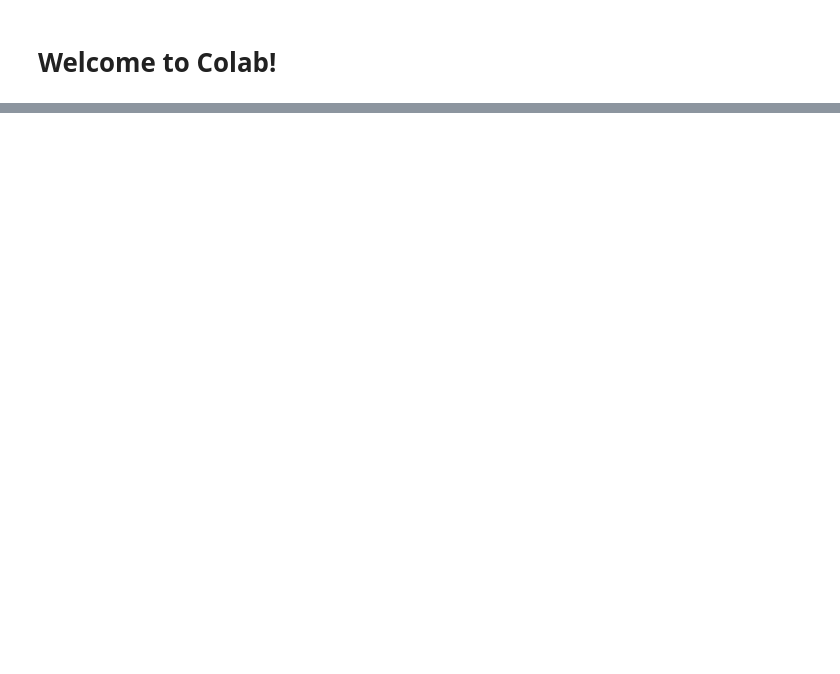
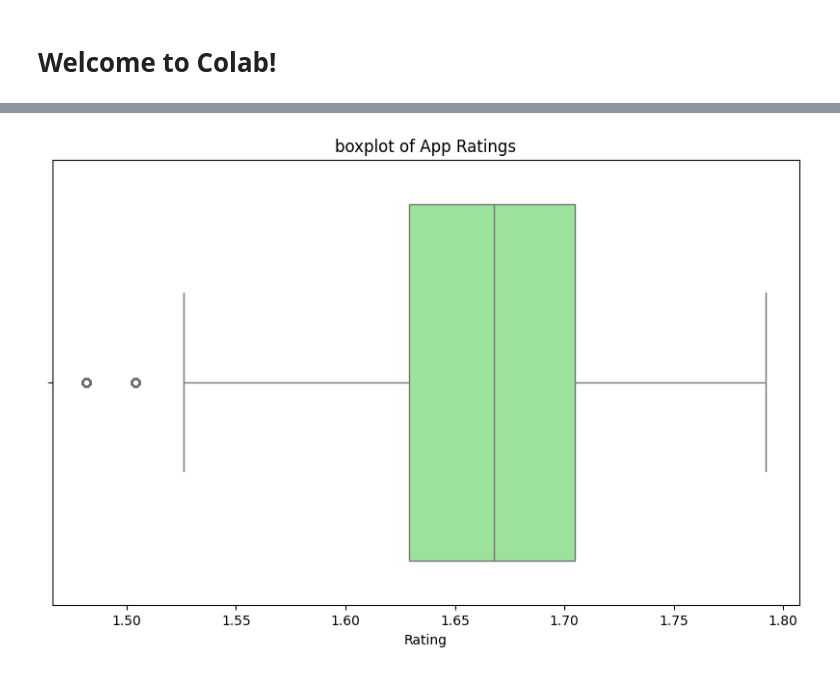
Before and after one commit to ashwinsas07-coder/Data-Alalytics-Python, a Jupyter notebook: Welcome_To_Colab.ipynb, the cells around one changed output, grey strips where cells are left out. Cells and saved outputs as stored; diff of their text form; code cells hidden in the pictures; blank space fills up the shorter version.

```diff
--- a/Welcome_To_Colab.ipynb
+++ b/Welcome_To_Colab.ipynb
@@ -481,0 +143,17 @@ dtype: int64
+# %%
+from numpy._core.defchararray import lower
+Q1=data['Rating'].quantile(0.25)
+Q3=data['Rating'].quantile(0.75)
+IQR=Q3-Q1
+lower_bound=Q1-1.5*IQR
+upper_bound=Q3+1.5*IQR
+# %%
+filterdata=data[(data['Rating']>=lower_bound) & (data['Rating']<=upper_bound)]
+# %%
+plt.figure(figsize=(10,6))
+sns.boxplot(x='Rating',data=filterdata,color='lightgreen')
+plt.title('boxplot of App Ratings')
+plt.xlabel('Rating')
+plt.show()
+# %% [output]
+[figure, added]
```
Also changed, not shown: parts of 57 cells of this notebook.
